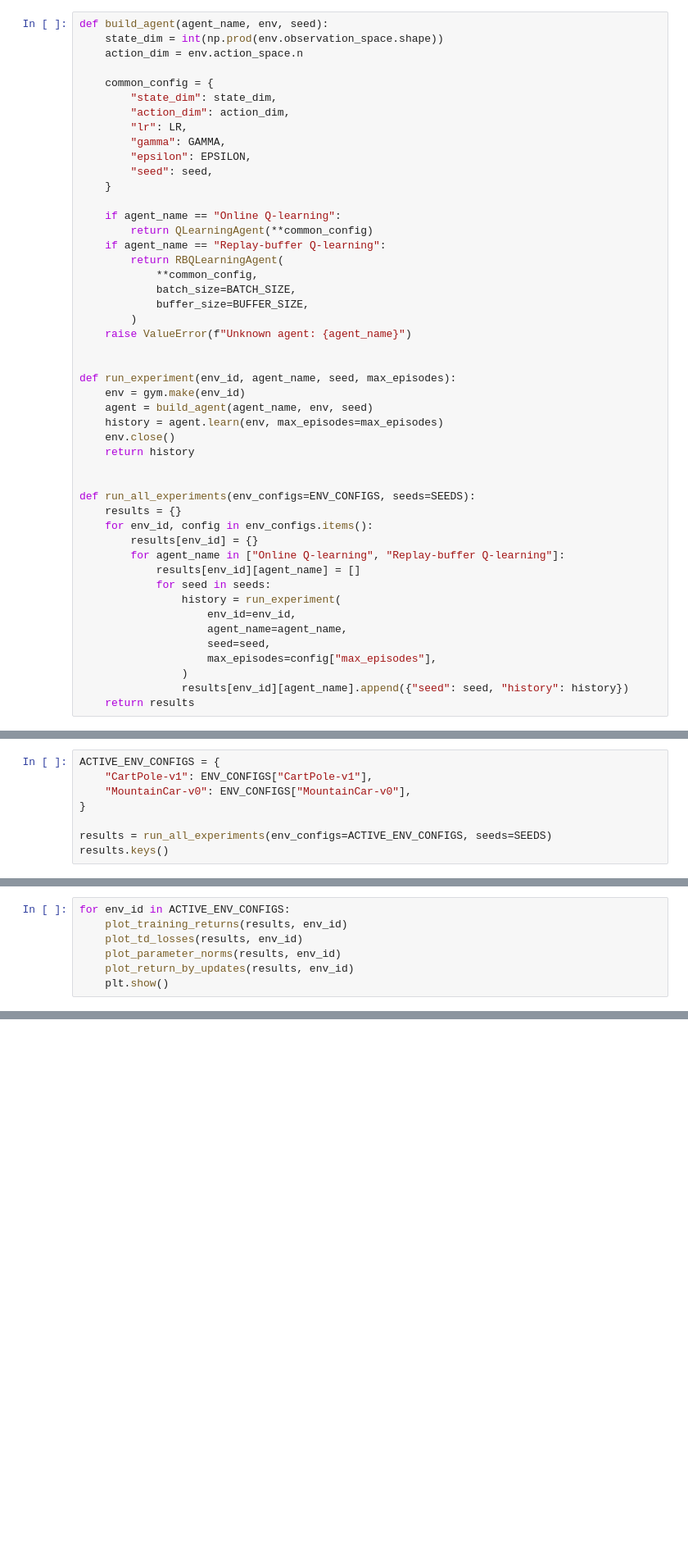
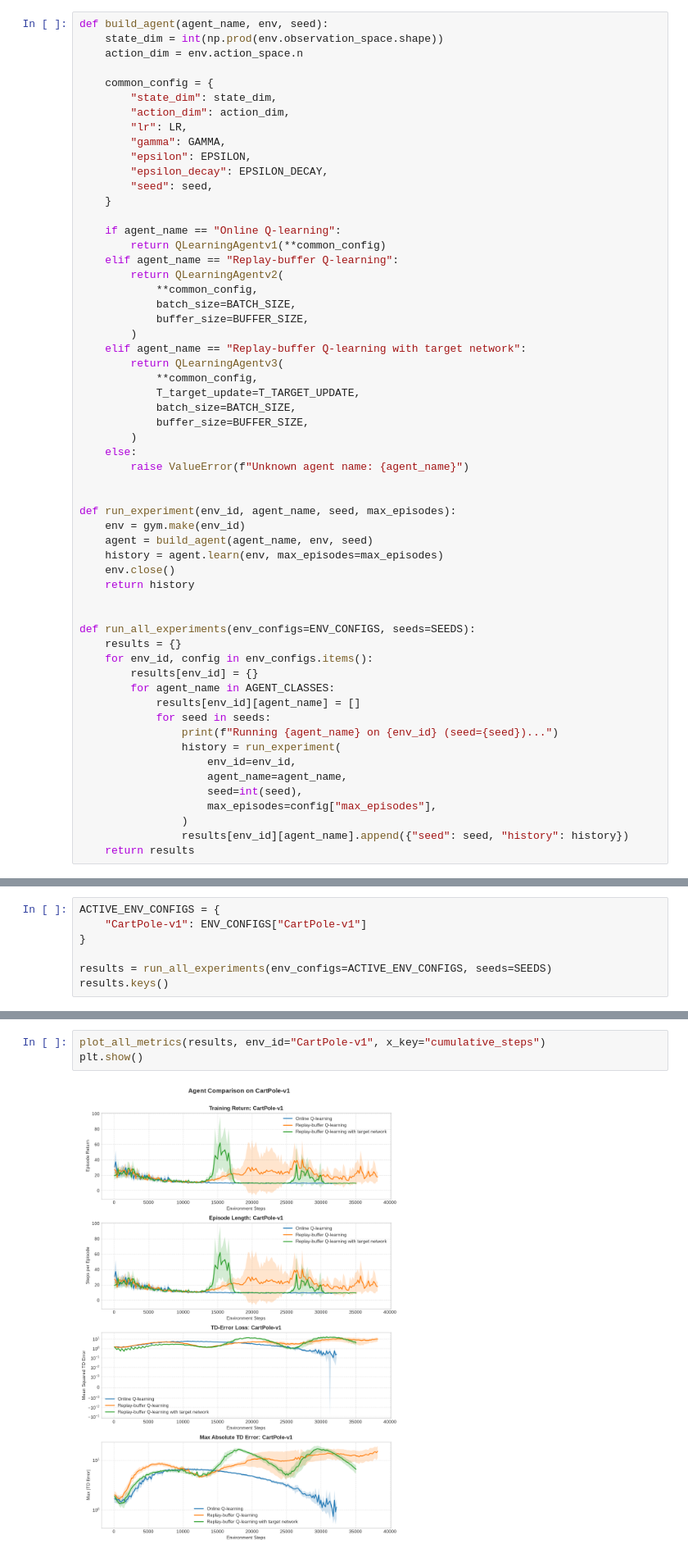
Before and after one commit to PTD504/rl-lab, a Jupyter notebook: function-approximation/notebooks/linear_function_approximation.ipynb, the cells around one changed output, grey strips where cells are left out. Shown at 82% size. Saved outputs shown, nothing was run; the diff lists cells and outputs as text; blank space fills up the shorter version.

Commit message:
feat: the comparison results among three q-learning agents with different integrated techniques

```diff
--- a/function-approximation/notebooks/linear_function_approximation.ipynb
+++ b/function-approximation/notebooks/linear_function_approximation.ipynb
@@ -144,18 +69,27 @@ def build_agent(agent_name, env, seed):
         "lr": LR,
         "gamma": GAMMA,
         "epsilon": EPSILON,
+        "epsilon_decay": EPSILON_DECAY,
         "seed": seed,
     }
 
     if agent_name == "Online Q-learning":
-        return QLearningAgent(**common_config)
-    if agent_name == "Replay-buffer Q-learning":
-        return RBQLearningAgent(
+        return QLearningAgentv1(**common_config)
+    elif agent_name == "Replay-buffer Q-learning":
+        return QLearningAgentv2(
             **common_config,
             batch_size=BATCH_SIZE,
             buffer_size=BUFFER_SIZE,
         )
-    raise ValueError(f"Unknown agent: {agent_name}")
+    elif agent_name == "Replay-buffer Q-learning with target network":
+        return QLearningAgentv3(
+            **common_config,
+            T_target_update=T_TARGET_UPDATE,
+            batch_size=BATCH_SIZE,
+            buffer_size=BUFFER_SIZE,
+        )
+    else:
+        raise ValueError(f"Unknown agent name: {agent_name}")
 
 
 def run_experiment(env_id, agent_name, seed, max_episodes):
@@ -170,13 +104,14 @@ def run_all_experiments(env_configs=ENV_CONFIGS, seeds=SEEDS):
     results = {}
     for env_id, config in env_configs.items():
         results[env_id] = {}
-        for agent_name in ["Online Q-learning", "Replay-buffer Q-learning"]:
+        for agent_name in AGENT_CLASSES:
             results[env_id][agent_name] = []
             for seed in seeds:
+                print(f"Running {agent_name} on {env_id} (seed={seed})...")
                 history = run_experiment(
                     env_id=env_id,
                     agent_name=agent_name,
-                    seed=seed,
+                    seed=int(seed),
                     max_episodes=config["max_episodes"],
                 )
                 results[env_id][agent_name].append({"seed": seed, "history": history})
@@ -188,7 +123,6 @@ The active comparison uses CartPole and MountainCar. Acrobot is outside the scop
 # %%
 ACTIVE_ENV_CONFIGS = {
-    "CartPole-v1": ENV_CONFIGS["CartPole-v1"],
-    "MountainCar-v0": ENV_CONFIGS["MountainCar-v0"],
+    "CartPole-v1": ENV_CONFIGS["CartPole-v1"]
 }
 
 results = run_all_experiments(env_configs=ACTIVE_ENV_CONFIGS, seeds=SEEDS)
@@ -202,7 +148,0 @@ The same four plots are produced for each environment. The mean line shows the a
-# %%
-for env_id in ACTIVE_ENV_CONFIGS:
-    plot_training_returns(results, env_id)
-    plot_td_losses(results, env_id)
-    plot_parameter_norms(results, env_id)
-    plot_return_by_updates(results, env_id)
-    plt.show()
@@ -228,0 +157,5 @@ A useful follow-up is to keep the environment, reward, and online update schedul
+# %%
+plot_all_metrics(results, env_id="CartPole-v1", x_key="cumulative_steps")
+plt.show()
+# %% [output]
+[figure, added]
```
Also changed, not shown: parts of 15 cells of this notebook, 2 other files.
